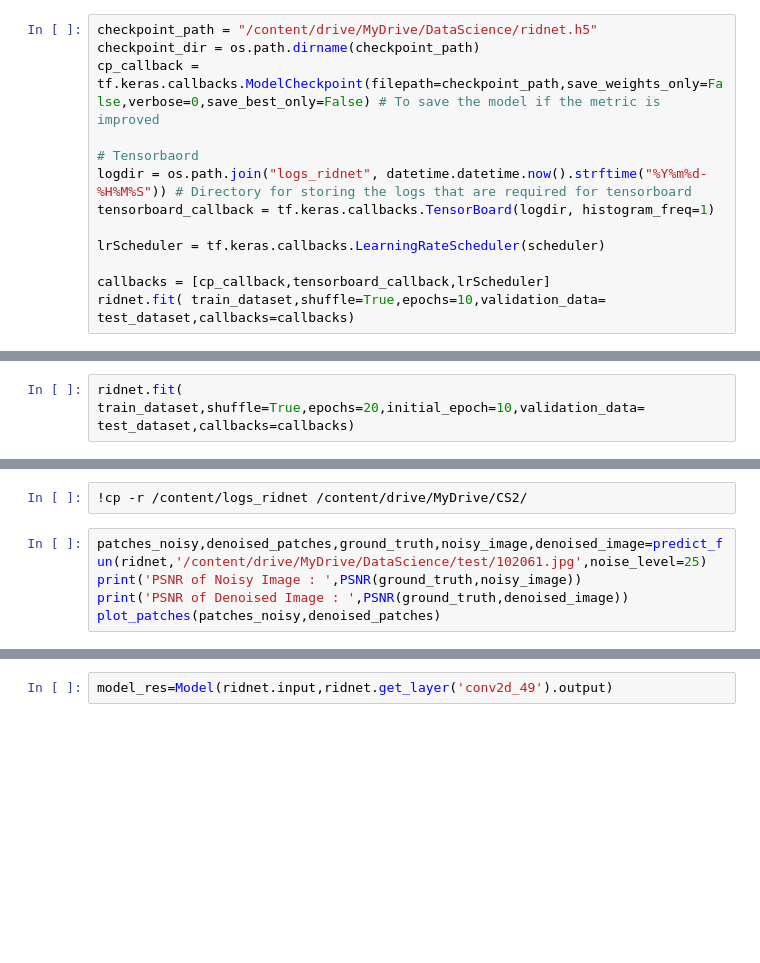
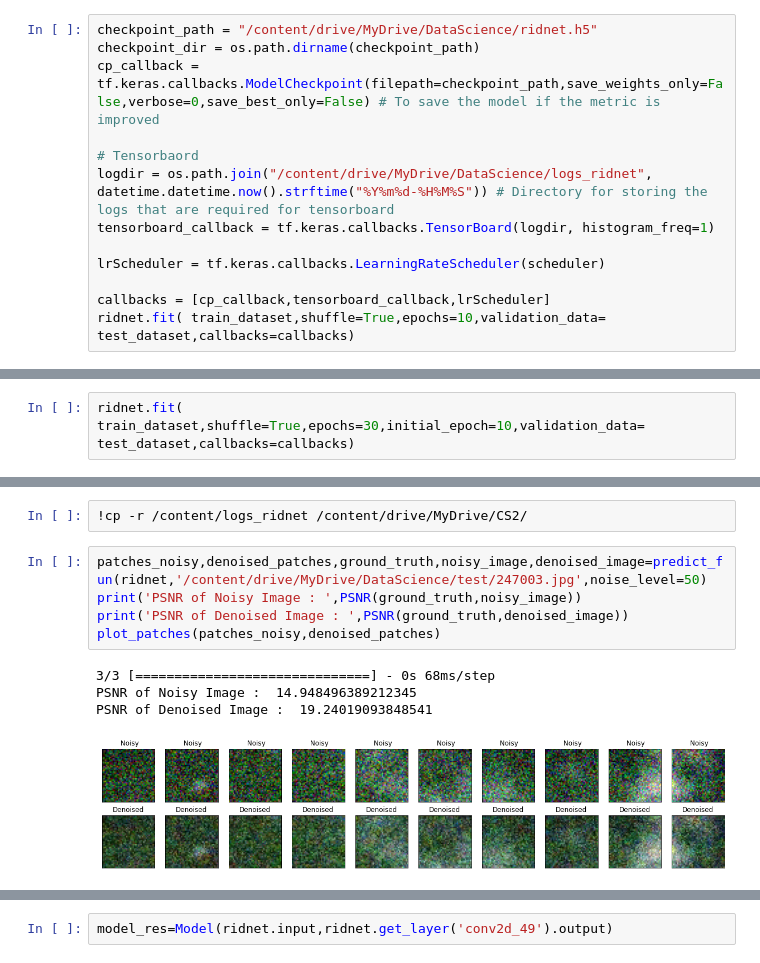
Before and after one commit to bavya-sri/Rasmalai, a Jupyter notebook: RIDNET.ipynb, the cells around one changed output, grey strips where cells are left out. Drawn from its saved outputs; the diff is of its cells as text; blank space fills up the shorter version.

```diff
--- a/RIDNET.ipynb
+++ b/RIDNET.ipynb
@@ -202,7 +233,7 @@ checkpoint_dir = os.path.dirname(checkpoint_path)
 cp_callback = tf.keras.callbacks.ModelCheckpoint(filepath=checkpoint_path,save_weights_only=False,verbose=0,save_best_only=False) # To save the model if the metric is improved
 
 # Tensorbaord
-logdir = os.path.join("logs_ridnet", datetime.datetime.now().strftime("%Y%m%d-%H%M%S")) # Directory for storing the logs that are required for tensorboard
+logdir = os.path.join("/content/drive/MyDrive/DataScience/logs_ridnet", datetime.datetime.now().strftime("%Y%m%d-%H%M%S")) # Directory for storing the logs that are required for tensorboard
 tensorboard_callback = tf.keras.callbacks.TensorBoard(logdir, histogram_freq=1)
 
 lrScheduler = tf.keras.callbacks.LearningRateScheduler(scheduler)
@@ -212,2 +265,2 @@ ridnet.fit( train_dataset,shuffle=True,epochs=10,validation_data= test_dataset,c
 # %%
-ridnet.fit( train_dataset,shuffle=True,epochs=20,initial_epoch=10,validation_data= test_dataset,callbacks=callbacks)
+ridnet.fit( train_dataset,shuffle=True,epochs=30,initial_epoch=10,validation_data= test_dataset,callbacks=callbacks)
@@ -214,9 +286,14 @@ ridnet.fit( train_dataset,shuffle=True,epochs=20,initial_epoch=10,validation_dat
 # %%
 !cp -r /content/logs_ridnet /content/drive/MyDrive/CS2/
 # %%
-patches_noisy,denoised_patches,ground_truth,noisy_image,denoised_image=predict_fun(ridnet,'/content/drive/MyDrive/DataScience/test/102061.jpg',noise_level=25)
+patches_noisy,denoised_patches,ground_truth,noisy_image,denoised_image=predict_fun(ridnet,'/content/drive/MyDrive/DataScience/test/247003.jpg',noise_level=50)
 print('PSNR of Noisy Image : ',PSNR(ground_truth,noisy_image))
 print('PSNR of Denoised Image : ',PSNR(ground_truth,denoised_image))
 plot_patches(patches_noisy,denoised_patches)
+# %% [output]
+3/3 [==============================] - 0s 68ms/step
+PSNR of Noisy Image :  14.948496389212345
+PSNR of Denoised Image :  19.24019093848541
+[figure, added]
 # %%
 plot_predictions(ground_truth,noisy_image,denoised_image)
```
Also changed, not shown: parts of 10 cells of this notebook.
